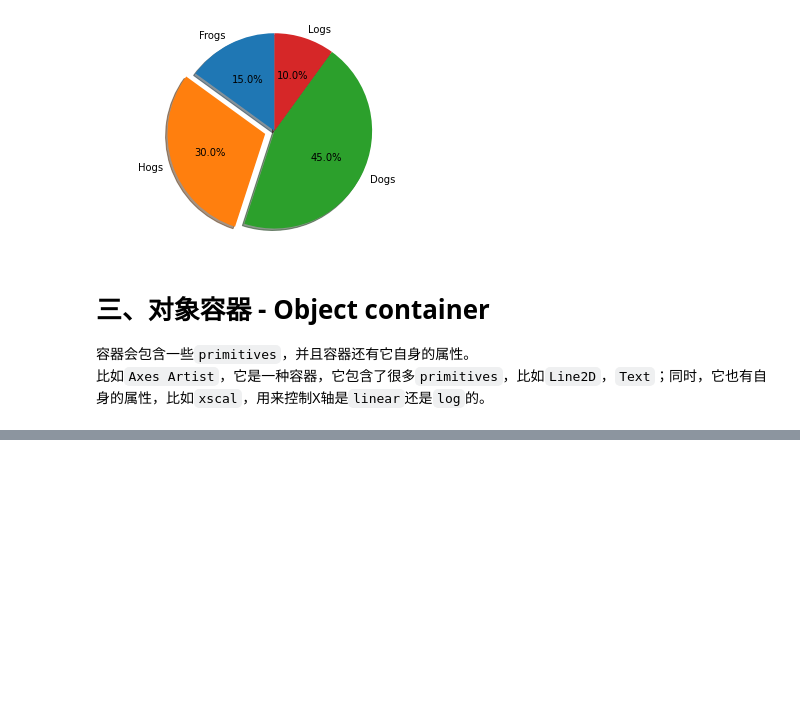
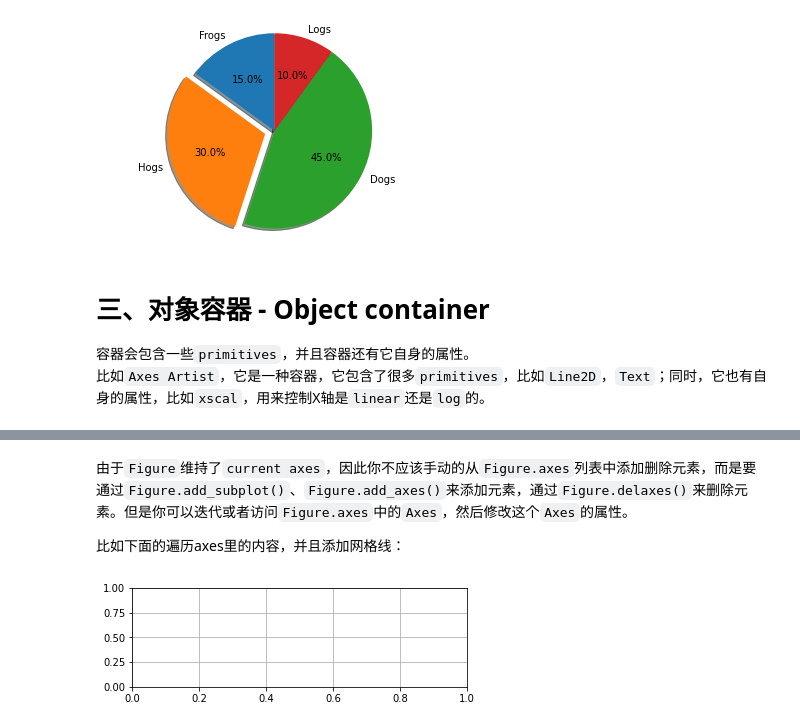
Before and after one commit to shaonfu/matplotlib_study, a Jupyter notebook: matplotlib_learn_second_lesson.ipynb, the cells around one changed output, grey strips where cells are left out. Saved outputs shown, nothing was run; the diff lists cells and outputs as text; code cells hidden in the pictures; blank space fills up the shorter version.

```diff
--- a/matplotlib_learn_second_lesson.ipynb
+++ b/matplotlib_learn_second_lesson.ipynb
@@ -283,0 +298,12 @@ plt.show()
+# %% [markdown]
+由于`Figure`维持了`current axes`，因此你不应该手动的从`Figure.axes`列表中添加删除元素，而是要通过`Figure.add_subplot()`、`Figure.add_axes()`来添加元素，通过`Figure.delaxes()`来删除元素。但是你可以迭代或者访问`Figure.axes`中的`Axes`，然后修改这个`Axes`的属性。
+
+比如下面的遍历axes里的内容，并且添加网格线：
+# %%
+fig = plt.figure()
+ax1 = fig.add_subplot(211)
+
+for ax in fig.axes:
+    ax.grid(True)
+# %% [output]
+[figure, added]
```
Also changed, not shown: parts of 6 cells of this notebook, 1 other file.
